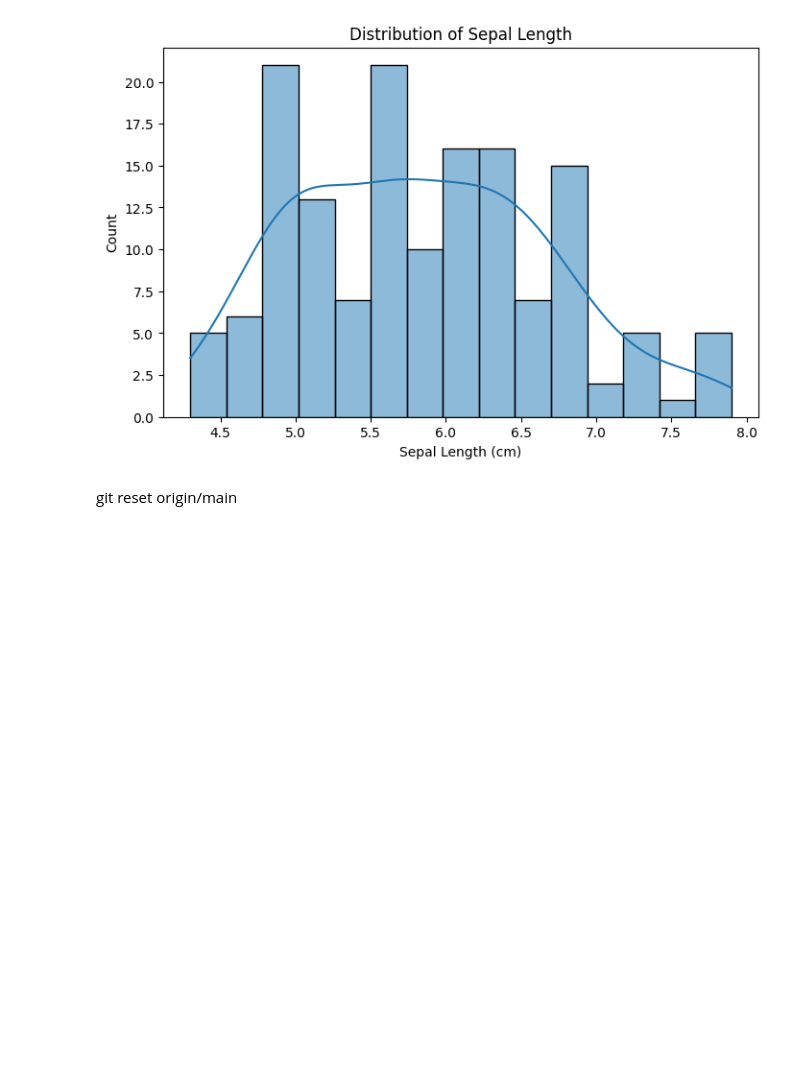
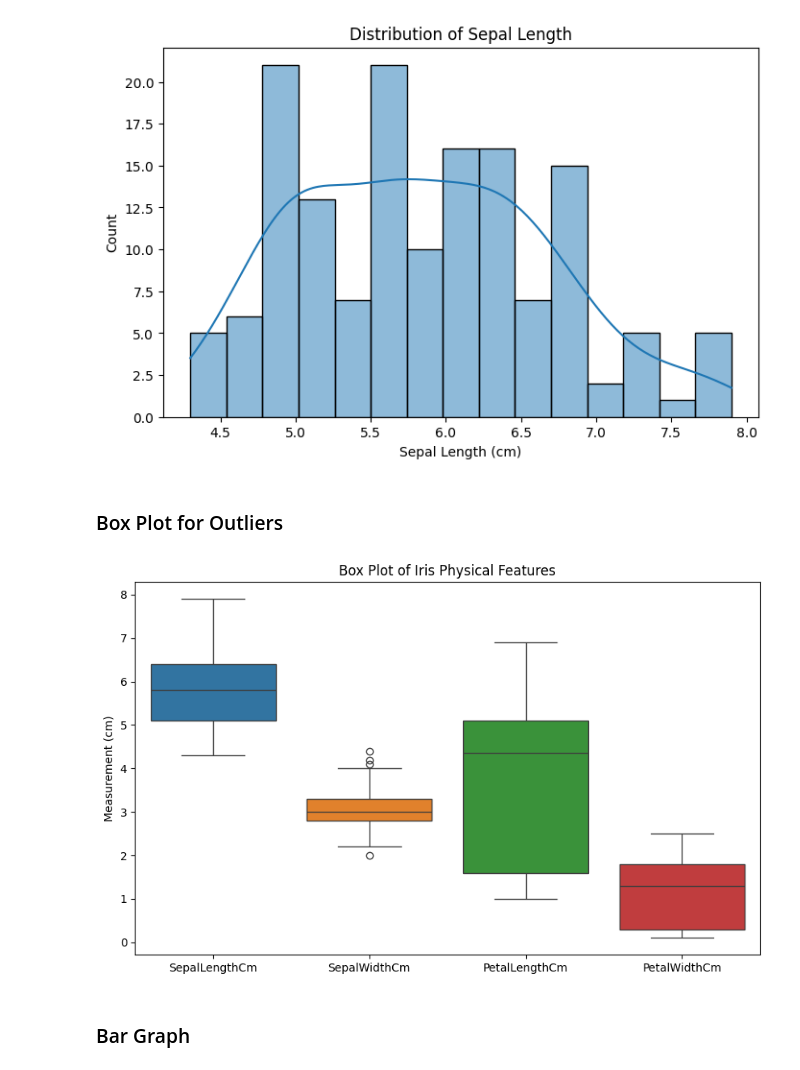
Before and after one commit to kashisharora2025a-commits/EDA-project-25bce2010, a Jupyter notebook: EXP6_25.08.26.ipynb, the cells around one changed output. Drawn from its saved outputs; the diff is of its cells as text; code cells hidden in the pictures; blank space fills up the shorter version.

Commit message:
boxplot plotted

```diff
--- a/EXP6_25.08.26.ipynb
+++ b/EXP6_25.08.26.ipynb
@@ -30,4 +30,14 @@ plt.show()
 # %% [output]
 [figure]
 # %% [markdown]
-git reset origin/main
+### Box Plot for Outliers
+# %%
+plt.figure(figsize=(10, 6))
+sns.boxplot(data=df.drop(columns=["Id", "Species"]))
+plt.title("Box Plot of Iris Physical Features")
+plt.ylabel("Measurement (cm)")
+plt.show()
+# %% [output]
+[figure, added]
+# %% [markdown]
+### Bar Graph
```
